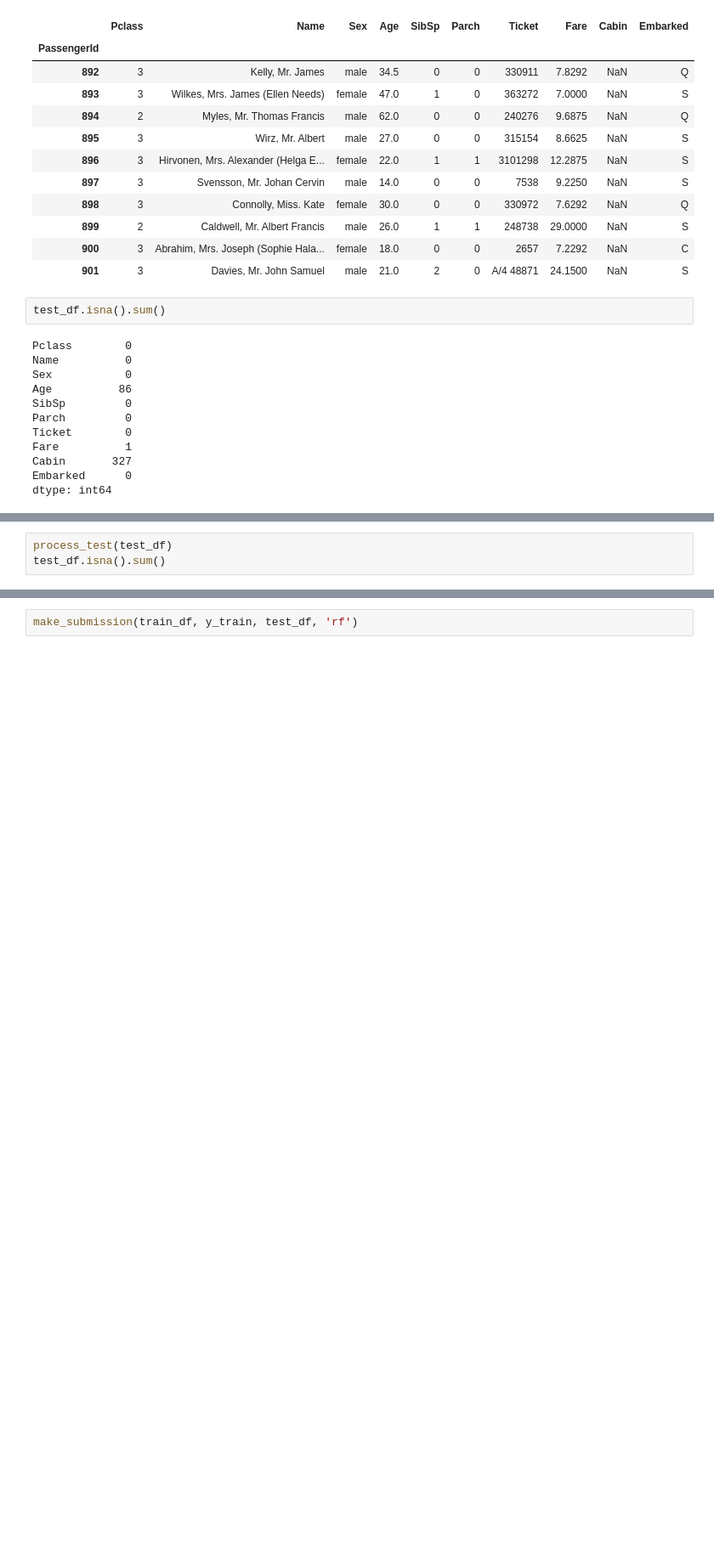
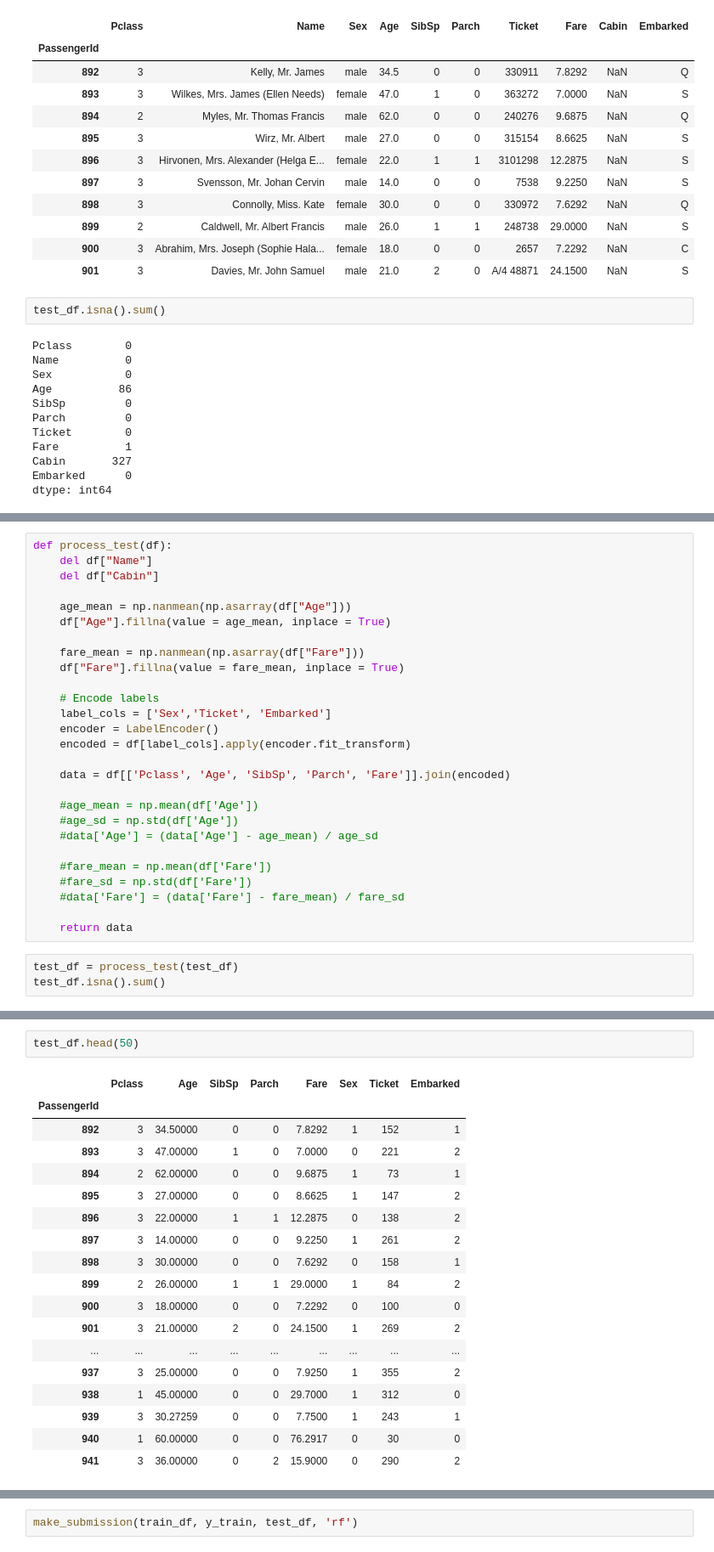
Before and after one commit to RicFraga/Kaggle-Competitions, a Jupyter notebook: Titanic/Titanic competition.ipynb, the cells around one changed output, grey strips where cells are left out. Shown: that part at 85% size. Saved outputs shown, nothing was run; the diff lists cells and outputs as text; blank space fills up the shorter version.

```diff
--- a/Titanic/Titanic competition.ipynb
+++ b/Titanic/Titanic competition.ipynb
@@ -173,5 +132,32 @@ def process_test(df):
+# %%
+def process_test(df):
+    del df["Name"]
+    del df["Cabin"]
+
+    age_mean = np.nanmean(np.asarray(df["Age"]))
+    df["Age"].fillna(value = age_mean, inplace = True)
+
+    fare_mean = np.nanmean(np.asarray(df["Fare"]))
+    df["Fare"].fillna(value = fare_mean, inplace = True)
+
+    # Encode labels
+    label_cols = ['Sex','Ticket', 'Embarked']
+    encoder = LabelEncoder()
+    encoded = df[label_cols].apply(encoder.fit_transform)
+
+    data = df[['Pclass', 'Age', 'SibSp', 'Parch', 'Fare']].join(encoded)
+
+    #age_mean = np.mean(df['Age'])
+    #age_sd = np.std(df['Age'])
+    #data['Age'] = (data['Age'] - age_mean) / age_sd
+
+    #fare_mean = np.mean(df['Fare'])
+    #fare_sd = np.std(df['Fare'])
+    #data['Fare'] = (data['Fare'] - fare_mean) / fare_sd
+
+    return data
 # %%
-process_test(test_df)
+test_df = process_test(test_df)
 test_df.isna().sum()
 # %% [output]
 Pclass      0
@@ -183,5 +170,26 @@ Fare        0
 Embarked    0
 dtype: int64
+# %%
+test_df.head(50)
+# %% [output]
+|  | Pclass | Age | SibSp | Parch | Fare | Sex | Ticket | Embarked |
+| PassengerId |  |  |  |  |  |  |  |  |
+| 892 | 3 | 34.50000 | 0 | 0 | 7.8292 | 1 | 152 | 1 |
+| 893 | 3 | 47.00000 | 1 | 0 | 7.0000 | 0 | 221 | 2 |
+| 894 | 2 | 62.00000 | 0 | 0 | 9.6875 | 1 | 73 | 1 |
+| 895 | 3 | 27.00000 | 0 | 0 | 8.6625 | 1 | 147 | 2 |
+| 896 | 3 | 22.00000 | 1 | 1 | 12.2875 | 0 | 138 | 2 |
+| 897 | 3 | 14.00000 | 0 | 0 | 9.2250 | 1 | 261 | 2 |
+| 898 | 3 | 30.00000 | 0 | 0 | 7.6292 | 0 | 158 | 1 |
+| 899 | 2 | 26.00000 | 1 | 1 | 29.0000 | 1 | 84 | 2 |
+| 900 | 3 | 18.00000 | 0 | 0 | 7.2292 | 0 | 100 | 0 |
+| 901 | 3 | 21.00000 | 2 | 0 | 24.1500 | 1 | 269 | 2 |
+| ... | ... | ... | ... | ... | ... | ... | ... | ... |
+| 937 | 3 | 25.00000 | 0 | 0 | 7.9250 | 1 | 355 | 2 |
+| 938 | 1 | 45.00000 | 0 | 0 | 29.7000 | 1 | 312 | 0 |
+| 939 | 3 | 30.27259 | 0 | 0 | 7.7500 | 1 | 243 | 1 |
+| 940 | 1 | 60.00000 | 0 | 0 | 76.2917 | 0 | 30 | 0 |
+| 941 | 3 | 36.00000 | 0 | 2 | 15.9000 | 0 | 290 | 2 |
 # %%
 def make_submission(train_df, y_train, test_df, arch):
     if(arch == 'svm'):
```
Also changed, not shown: parts of 8 cells of this notebook, 10 other files.
